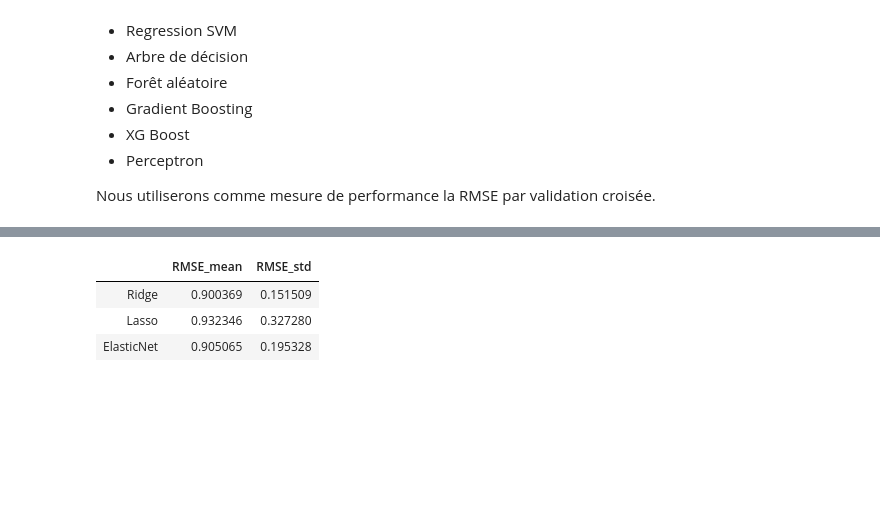
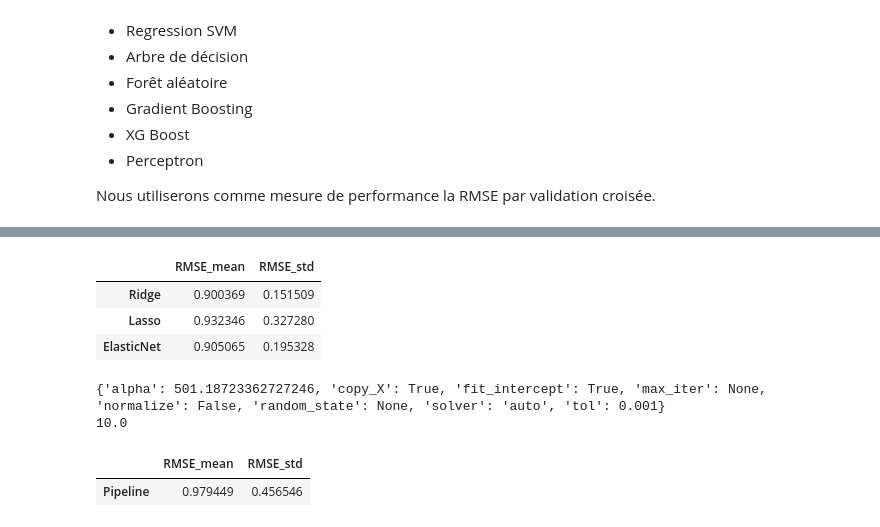
Before and after one commit to Pierre-Eloi/OC_DS_Project4, a Jupyter notebook: Project4_Data_Modeling.ipynb, the cells around one changed output, grey strips where cells are left out. Saved outputs shown, nothing was run; the diff lists cells and outputs as text; code cells hidden in the pictures; blank space fills up the shorter version.

Commit message:
Tested different way s to improve linear models.

```diff
--- a/Project4_Data_Modeling.ipynb
+++ b/Project4_Data_Modeling.ipynb
@@ -137,43 +167,21 @@ def linreg_hparams(X, y, estimator, elastic_net=False):
 # %%
 from sklearn.model_selection import GridSearchCV
 from sklearn.linear_model import Ridge, Lasso, ElasticNet
+from functions.ml_modeling import linreg_bparams, compare_models
 
-ridge = linreg_hparams(X, y, Ridge())
-lasso = linreg_hparams(X, y, Lasso())
-elastic_net = linreg_hparams(X, y, ElasticNet(), elastic_net=True)
+# Create models
+ridge = linreg_bparams(X, y, Ridge())
+lasso = linreg_bparams(X, y, Lasso())
+elastic_net = linreg_bparams(X, y, ElasticNet(), elastic_net=True)
 models = [ridge,
           lasso,
           elastic_net]
+
+# Compare models
+df = compare_models(X, y, models)
+df
+# %% [output]
+|  | RMSE_mean | RMSE_std |
+| Ridge | 0.900369 | 0.151509 |
+| Lasso | 0.932346 | 0.327280 |
+| ElasticNet | 0.905065 | 0.195328 |
-# %%
-def compare_models(X, y, estimators):
-    """ Fonction to compare the RMSE get with the
-    most common Machine Learning Regressors.
-    -----------
-    Parameters:
-    X: Array
-        the array object holding data
-    y: Array
-        the target
-    estimators: list
-        List of estimators to be compared
-    -----------
-    Return:
-        DataFrame
-    """
-    # Train models
-    scores = []
-    names = []
-    std_rmse = []
-    for m in models:
-        m.fit(X, y)
-        m_scores = cross_val_score(m,X, y,
-                                   scoring="neg_mean_squared_error",
-                                   cv=10)
-        m_scores = np.sqrt(-m_scores)
-        m_names = type(m).__name__
-        scores.append(m_scores.mean())
-        std_rmse.append(m_scores.std())
-        names.append(m_names)
-    # Create the DataFrame
-    df = pd.DataFrame({'RMSE_mean': scores, 'RMSE_std': std_rmse}, index=names)
-    return df
@@ -180,10 +190,24 @@ def compare_models(X, y, estimators):
+# %%
+from sklearn.linear_model import RidgeCV
+
+ridge1 = linreg_bparams(X, y, Ridge())
+print(ridge1.get_params())
+ridge2 = RidgeCV().fit(X, y)
+print(ridge2.alpha_)
+# %% [output]
+{'alpha': 501.18723362727246, 'copy_X': True, 'fit_intercept': True, 'max_iter': None, 'normalize': False, 'random_state': None, 'solver': 'auto', 'tol': 0.001}
+10.0
 # %%
-from sklearn.model_selection import cross_val_score
+from sklearn.feature_selection import RFECV
+from sklearn.pipeline import Pipeline
 
+ridge = Pipeline([('rfe', RFECV(Ridge(), scoring="neg_mean_squared_error")),
+                  ('model', Ridge())])
+models = [ridge]
+
+# Compare models
 df = compare_models(X, y, models)
 df
 # %% [output]
 |  | RMSE_mean | RMSE_std |
-| Ridge | 0.900369 | 0.151509 |
-| Lasso | 0.932346 | 0.327280 |
-| ElasticNet | 0.905065 | 0.195328 |
+| Pipeline | 0.979449 | 0.456546 |
```
Also changed, not shown: parts of 14 cells of this notebook, 4 other files.
